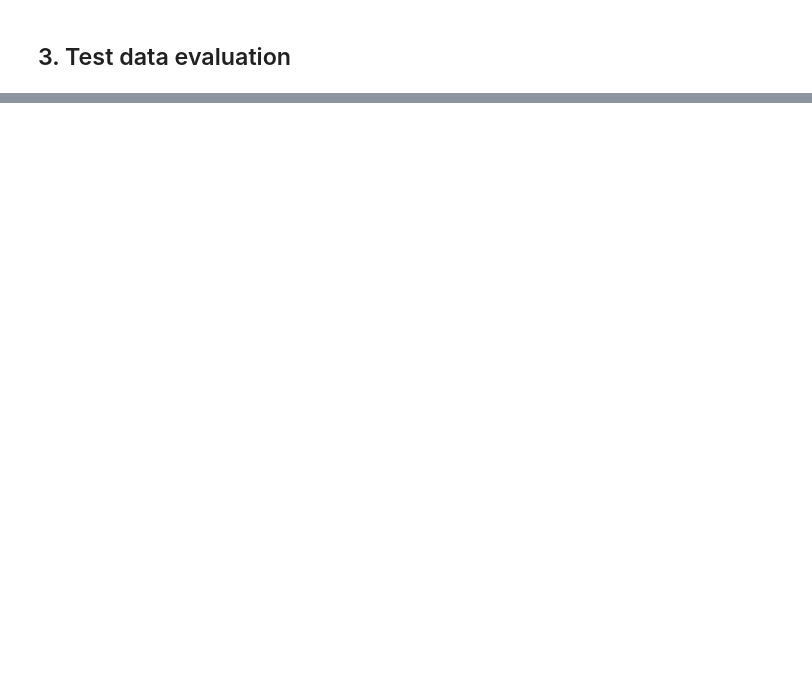
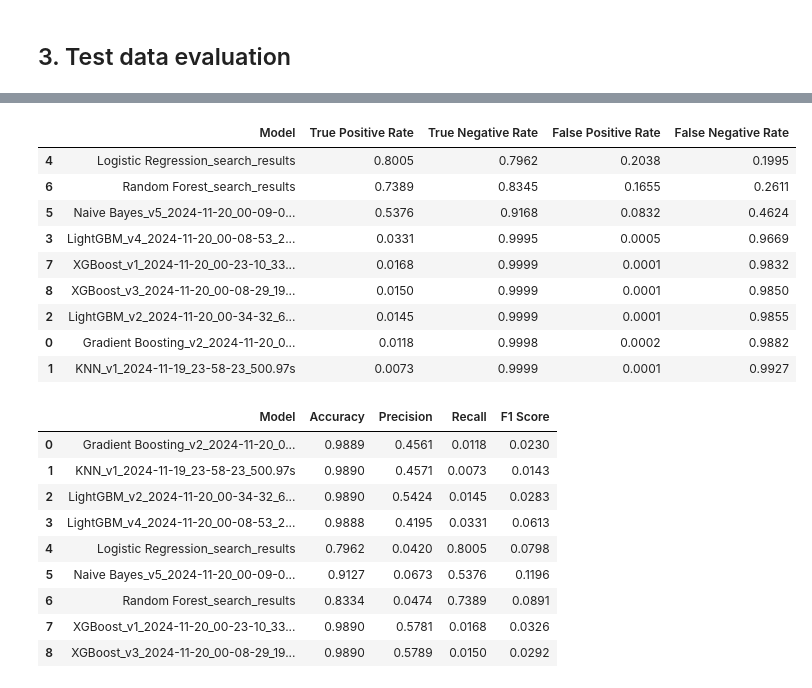
Before and after one commit to AlbinFranzen/Bank-Fraud-Detection, a Jupyter notebook: model_development/model_development.ipynb, the cells around one changed output, grey strips where cells are left out. Drawn from its saved outputs; the diff is of its cells as text; code cells hidden in the pictures; blank space fills up the shorter version.

```diff
--- a/model_development/model_development.ipynb
+++ b/model_development/model_development.ipynb
@@ -592,0 +785,28 @@ Next we evaluate the model on the training data. This gives:
+# %%
+classification_metrics_df = pd.DataFrame(classification_metrics_summary).sort_values(by='True Positive Rate', ascending=False)
+score_metrics_df = pd.DataFrame(score_metrics_summary)
+
+
+display(classification_metrics_df)
+display(score_metrics_df)
+# %% [output]
+|  | Model | True Positive Rate | True Negative Rate | False Positive Rate | False Negative Rate |
+| 4 | Logistic Regression_search_results | 0.8005 | 0.7962 | 0.2038 | 0.1995 |
+| 6 | Random Forest_search_results | 0.7389 | 0.8345 | 0.1655 | 0.2611 |
+| 5 | Naive Bayes_v5_2024-11-20_00-09-0... | 0.5376 | 0.9168 | 0.0832 | 0.4624 |
+| 3 | LightGBM_v4_2024-11-20_00-08-53_2... | 0.0331 | 0.9995 | 0.0005 | 0.9669 |
+| 7 | XGBoost_v1_2024-11-20_00-23-10_33... | 0.0168 | 0.9999 | 0.0001 | 0.9832 |
+| 8 | XGBoost_v3_2024-11-20_00-08-29_19... | 0.0150 | 0.9999 | 0.0001 | 0.9850 |
+| 2 | LightGBM_v2_2024-11-20_00-34-32_6... | 0.0145 | 0.9999 | 0.0001 | 0.9855 |
+| 0 | Gradient Boosting_v2_2024-11-20_0... | 0.0118 | 0.9998 | 0.0002 | 0.9882 |
+| 1 | KNN_v1_2024-11-19_23-58-23_500.97s | 0.0073 | 0.9999 | 0.0001 | 0.9927 |
+|  | Model | Accuracy | Precision | Recall | F1 Score |
+| 0 | Gradient Boosting_v2_2024-11-20_0... | 0.9889 | 0.4561 | 0.0118 | 0.0230 |
+| 1 | KNN_v1_2024-11-19_23-58-23_500.97s | 0.9890 | 0.4571 | 0.0073 | 0.0143 |
+| 2 | LightGBM_v2_2024-11-20_00-34-32_6... | 0.9890 | 0.5424 | 0.0145 | 0.0283 |
+| 3 | LightGBM_v4_2024-11-20_00-08-53_2... | 0.9888 | 0.4195 | 0.0331 | 0.0613 |
+| 4 | Logistic Regression_search_results | 0.7962 | 0.0420 | 0.8005 | 0.0798 |
+| 5 | Naive Bayes_v5_2024-11-20_00-09-0... | 0.9127 | 0.0673 | 0.5376 | 0.1196 |
+| 6 | Random Forest_search_results | 0.8334 | 0.0474 | 0.7389 | 0.0891 |
+| 7 | XGBoost_v1_2024-11-20_00-23-10_33... | 0.9890 | 0.5781 | 0.0168 | 0.0326 |
+| 8 | XGBoost_v3_2024-11-20_00-08-29_19... | 0.9890 | 0.5789 | 0.0150 | 0.0292 |
```
Also changed, not shown: parts of 11 cells of this notebook.
